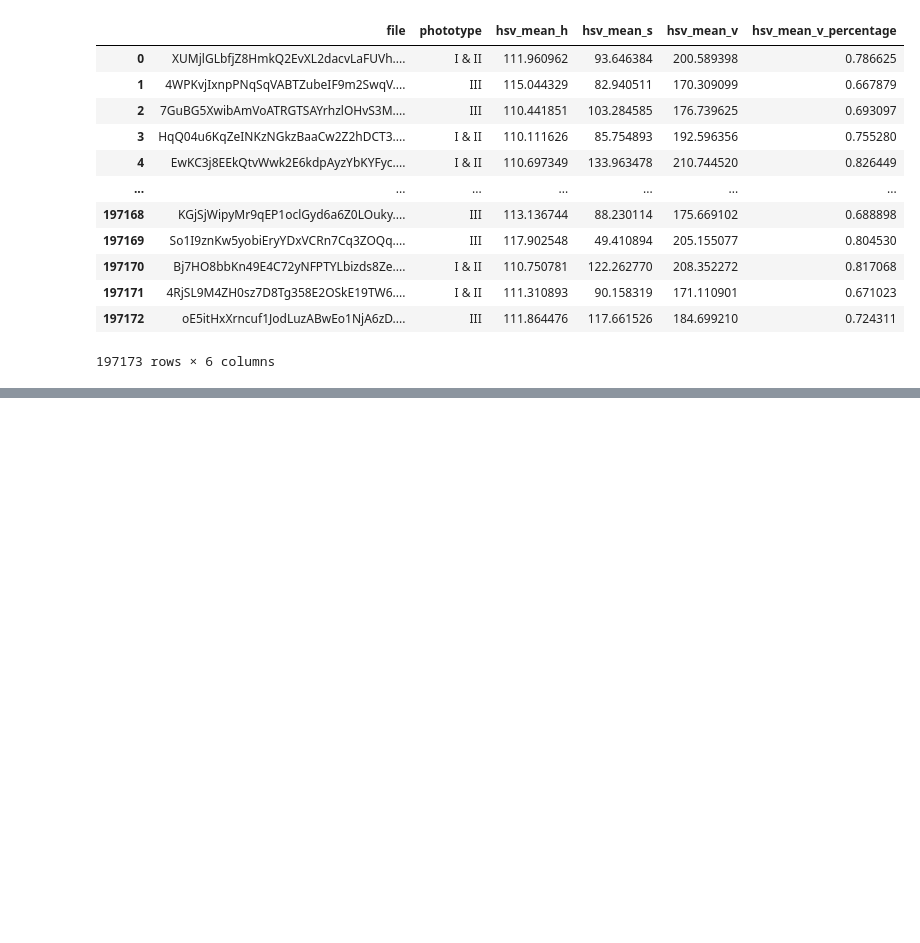
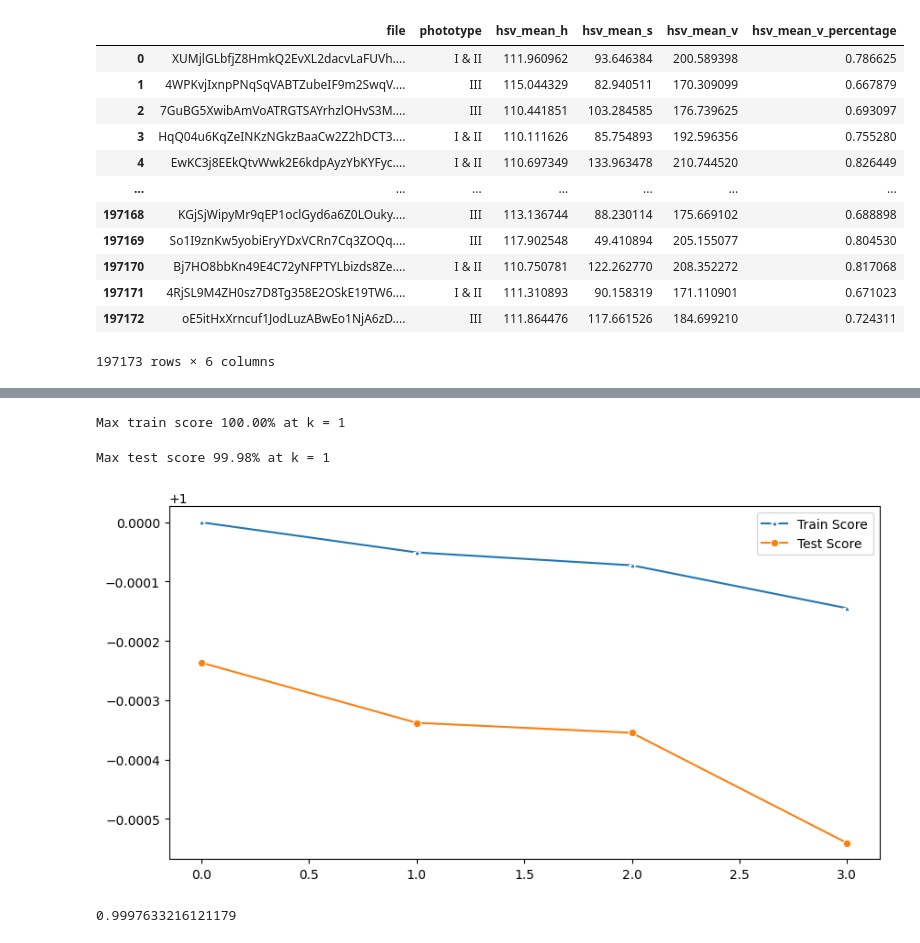
Before and after one commit to janeclrst/fores-1, a Jupyter notebook: final.ipynb, the cells around one changed output, grey strips where cells are left out. Cells and saved outputs as stored; diff of their text form; code cells hidden in the pictures; blank space fills up the shorter version.

```diff
--- a/final.ipynb
+++ b/final.ipynb
@@ -281,0 +471,5 @@ df_image.to_csv('datasets/gan/data/labeled_gan_new.csv', index=False)
+# %%
+sc = StandardScaler()
+sc.fit(selected)
+X = pd.DataFrame(sc.transform(selected), columns=features)
+X
@@ -281,0 +490,2 @@ df_image.to_csv('datasets/gan/data/labeled_gan_new.csv', index=False)
+# %%
+y = df_image_new["product"]
@@ -281,0 +507,37 @@ df_image.to_csv('datasets/gan/data/labeled_gan_new.csv', index=False)
+# %%
+X_train, X_test, y_train, y_test = train_test_split(X, y, test_size=0.3, random_state=42)
+# %%
+train_scores = np.array([])
+test_scores = np.array([])
+
+for i in range(1, 5):
+    knn = KNeighborsClassifier(n_neighbors=i)
+    knn.fit(X_train, y_train)
+
+    train_scores = np.append(train_scores, knn.score(X_train, y_train))
+    test_scores = np.append(test_scores, knn.score(X_test, y_test))
+# %%
+max_train_score = np.max(train_scores)
+train_scores_ind = np.where(train_scores == max_train_score)[0][0]
+print(f"Max train score {max_train_score*100:.2f}% at k = {train_scores_ind+1}")
+# %% [output]
+Max train score 100.00% at k = 1
+# %%
+max_test_score = np.max(test_scores)
+test_scores_ind = np.where(test_scores == max_test_score)[0][0]
+print(f"Max test score {max_test_score*100:.2f}% at k = {test_scores_ind+1}")
+# %% [output]
+Max test score 99.98% at k = 1
+# %%
+plt.figure(figsize=(10, 5))
+line = sns.lineplot(train_scores, marker="*", label="Train Score")
+line = sns.lineplot(test_scores, marker="o", label="Test Score")
+# %% [output]
+[figure, added]
+# %%
+knn = KNeighborsClassifier(n_neighbors=1)
+
+knn.fit(X_train, y_train)
+knn.score(X_test, y_test)
+# %% [output]
+0.9997633216121179
```
Also changed, not shown: parts of 35 cells of this notebook.
